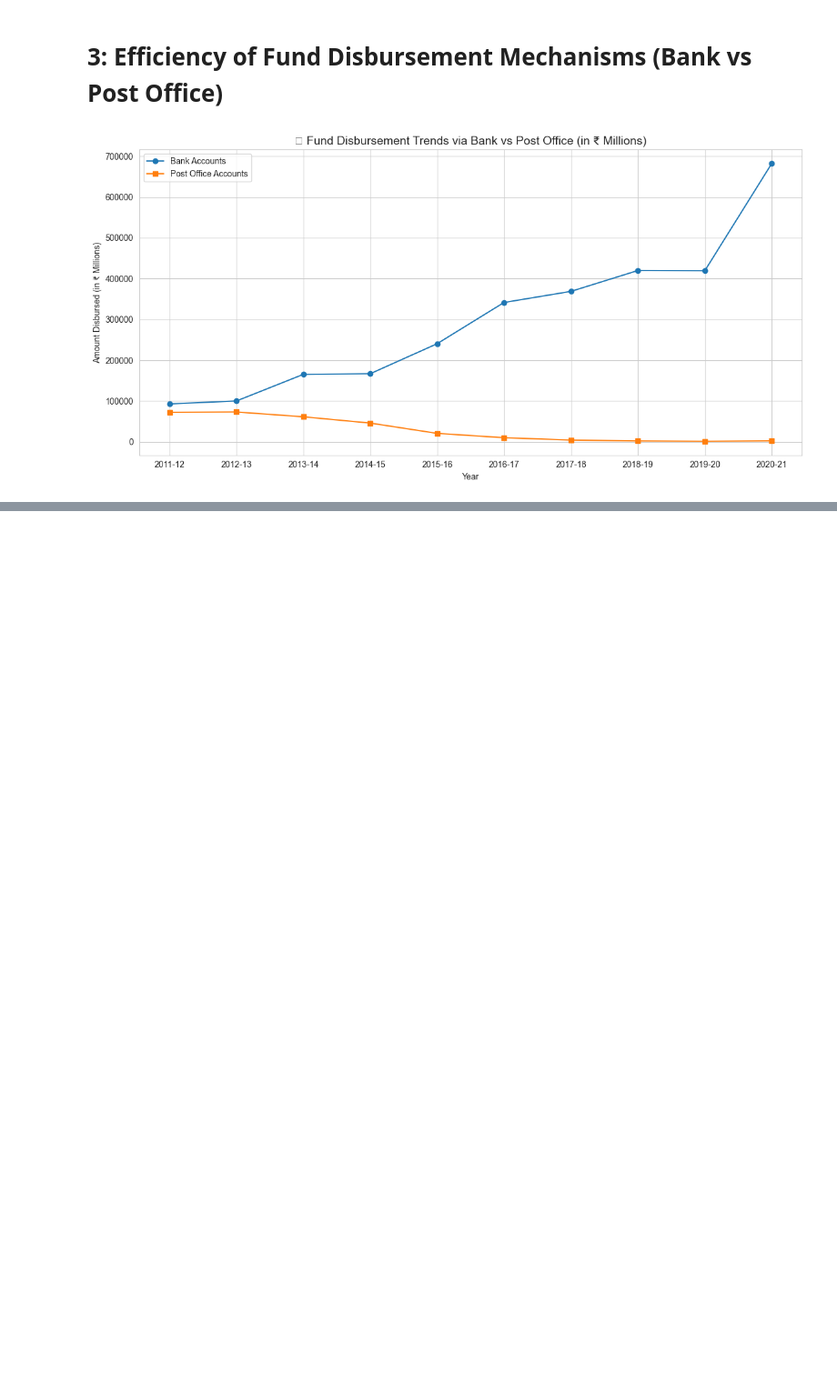
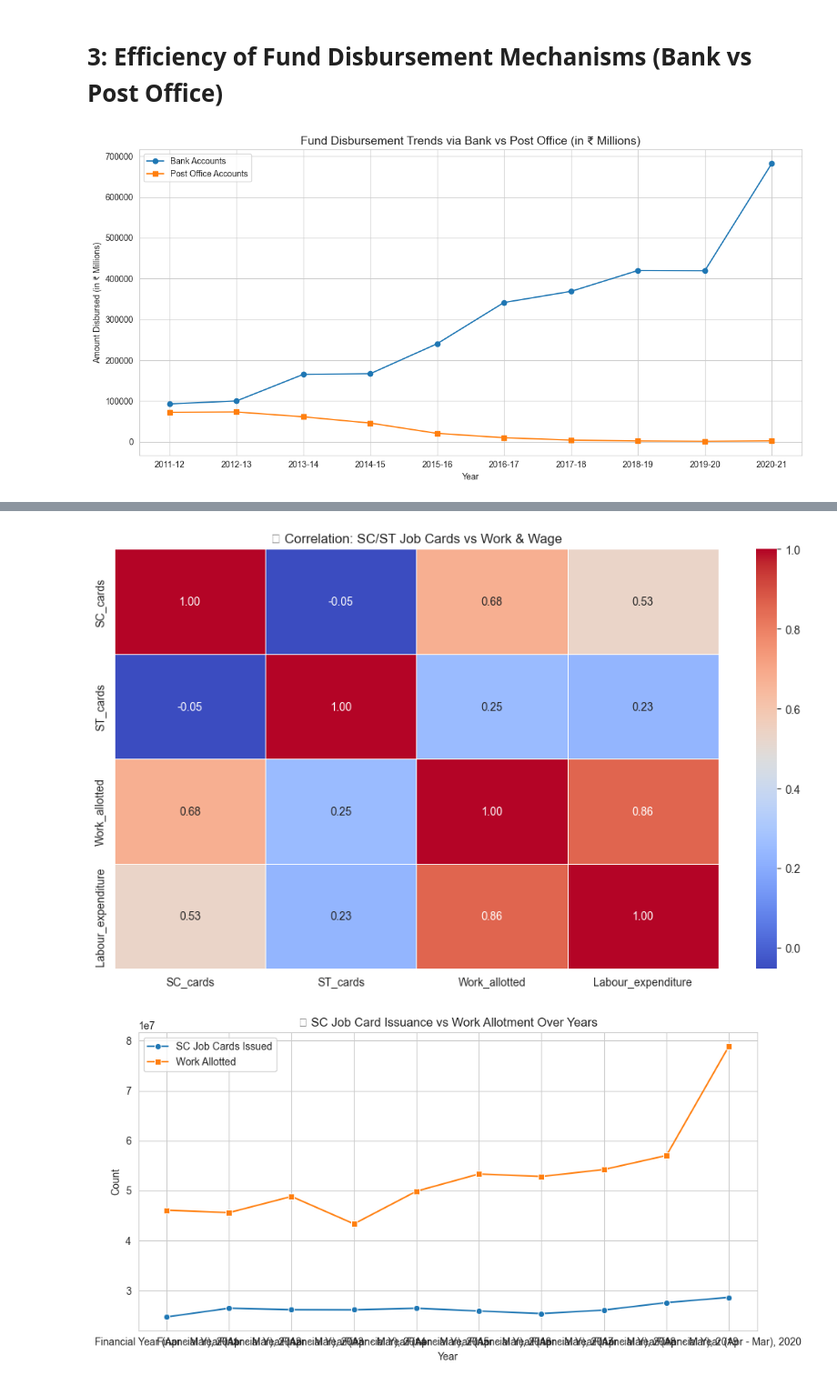
Before and after one commit to kanishkachandel/mnrega, a Jupyter notebook: python-project.ipynb, the cells around one changed output, grey strips where cells are left out. Shown at 91% size. Saved outputs shown, nothing was run; the diff lists cells and outputs as text; code cells hidden in the pictures; blank space fills up the shorter version.

```diff
--- a/python-project.ipynb
+++ b/python-project.ipynb
@@ -262,0 +293,29 @@ plt.show()
+# %%
+
+impact_df = df[['srcstatename','year','job_cards_issued_for_scheduled_caste','job_cards_issued_for_scheduled_tribes','households_that_were_allotted_work','labour_expenditure_that_has_been_disbursed']].copy()
+
+# Drop missing values
+impact_df.dropna(inplace=True)
+impact_df.rename(columns={'job_cards_issued_for_scheduled_caste': 'SC_cards','job_cards_issued_for_scheduled_tribes': 'ST_cards','households_that_were_allotted_work': 'Work_allotted','labour_expenditure_that_has_been_disbursed': 'Labour_expenditure'}, inplace=True)
+
+# Heatmap
+plt.figure(figsize=(10,6))
+sns.heatmap(impact_df[['SC_cards', 'ST_cards', 'Work_allotted', 'Labour_expenditure']].corr(), annot=True, cmap='coolwarm', fmt=".2f", linewidths=0.5)
+plt.title("📊 Correlation: SC/ST Job Cards vs Work & Wage")
+plt.tight_layout()
+plt.show()
+
+sc_trend = impact_df.groupby('year')[['SC_cards', 'Work_allotted']].sum().reset_index()
+plt.figure(figsize=(10,5))
+sns.lineplot(data=sc_trend, x='year', y='SC_cards', label='SC Job Cards Issued', marker='o')
+sns.lineplot(data=sc_trend, x='year', y='Work_allotted', label='Work Allotted', marker='s')
+plt.title("📈 SC Job Card Issuance vs Work Allotment Over Years")
+plt.xlabel("Year")
+plt.ylabel("Count")
+plt.legend()
+plt.grid(True)
+plt.tight_layout()
+plt.show()
+# %% [output]
+[figure, added]
+[figure, added]
```
Also changed, not shown: parts of 8 cells of this notebook.
